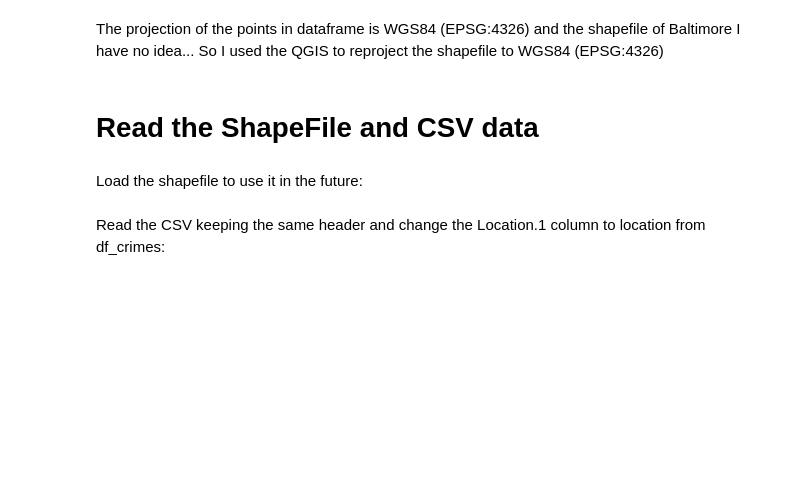
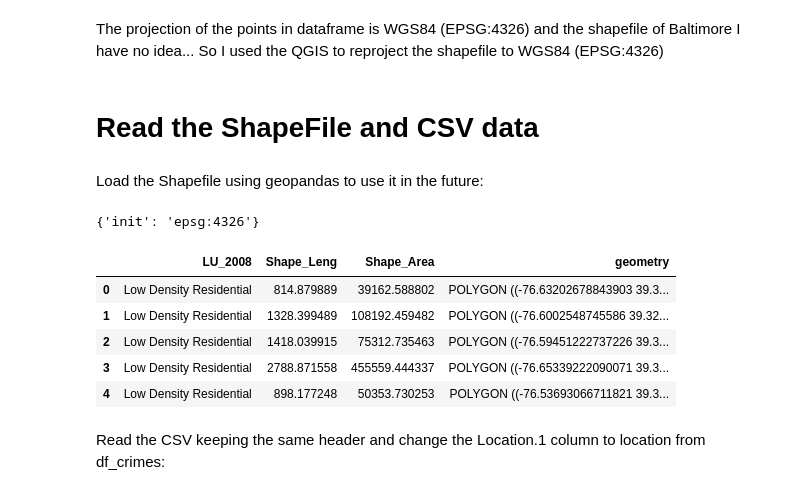
Before and after one commit to rmmariano/CAP386_intro_data_science, a Jupyter notebook: projeto/crimes_baltimore/crimes_baltimore.ipynb, the cells around one changed output. Saved outputs shown, nothing was run; the diff lists cells and outputs as text; code cells hidden in the pictures; blank space fills up the shorter version.

Commit message:
Ploting with geopandas

```diff
--- a/projeto/crimes_baltimore/crimes_baltimore.ipynb
+++ b/projeto/crimes_baltimore/crimes_baltimore.ipynb
@@ -68,11 +75,27 @@ The projection of the points in dataframe is WGS84 (EPSG:4326) and the shapefile
 # %% [markdown]
 # Read the ShapeFile and CSV data
 # %% [markdown]
-Load the shapefile to use it in the future:
+Load the Shapefile using geopandas to use it in the future:
 # %%
 shape_file_path = "files/shp/landuse_4326/landuse_4326.shp"
 
-shape_file = shp.Reader(shape_file_path)
+shape_file_data_gp = gpd.read_file(shape_file_path)
+
+# avoid missing values
+# shape_file_data = shape_file_data[shape_file_data.geometry.notnull()]
+
+shape_file_data_gp.crs
+# %% [output]
+{'init': 'epsg:4326'}
+# %%
+shape_file_data_gp.head()
+# %% [output]
+|  | LU_2008 | Shape_Leng | Shape_Area | geometry |
+| 0 | Low Density Residential | 814.879889 | 39162.588802 | POLYGON ((-76.63202678843903 39.3... |
+| 1 | Low Density Residential | 1328.399489 | 108192.459482 | POLYGON ((-76.6002548745586 39.32... |
+| 2 | Low Density Residential | 1418.039915 | 75312.735463 | POLYGON ((-76.59451222737226 39.3... |
+| 3 | Low Density Residential | 2788.871558 | 455559.444337 | POLYGON ((-76.65339222090071 39.3... |
+| 4 | Low Density Residential | 898.177248 | 50353.730253 | POLYGON ((-76.53693066711821 39.3... |
 # %% [markdown]
 Read the CSV keeping the same header and change the Location.1 column to location from df_crimes:
 # %%
```
Also changed, not shown: parts of 21 cells of this notebook, 1 other file.
